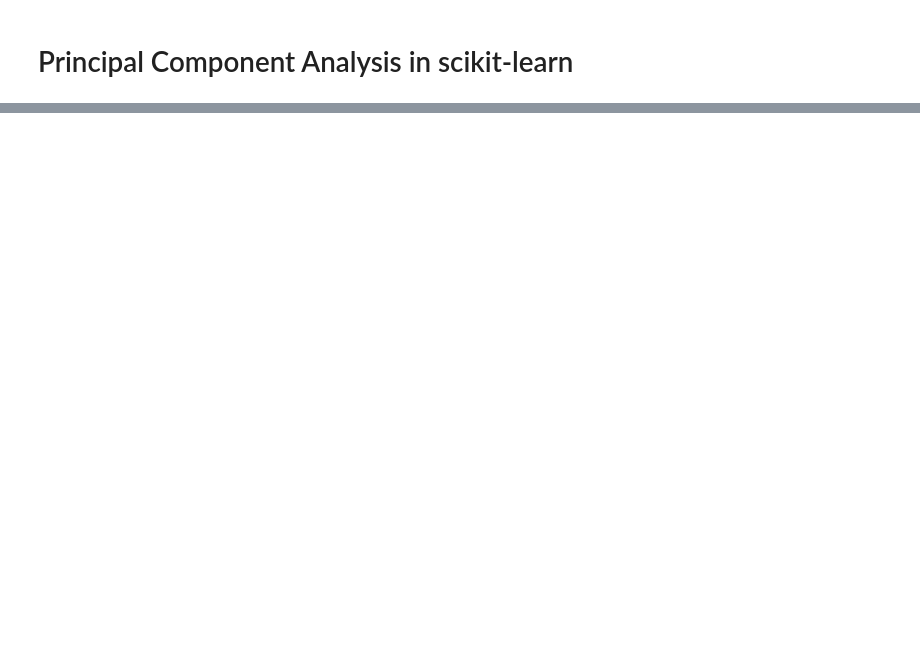
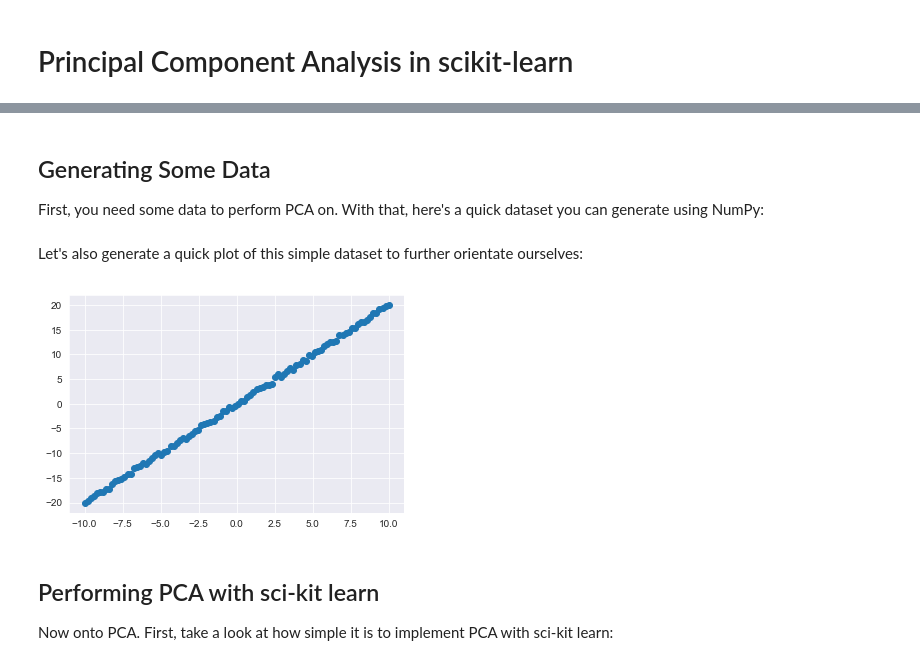
Before and after one commit to learn-co-curriculum/dsc-pca-in-scikitlearn, a Jupyter notebook: index.ipynb, the cells around one changed output, grey strips where cells are left out. Cells and saved outputs as stored; diff of their text form; code cells hidden in the pictures; blank space fills up the shorter version.

```diff
--- a/index.ipynb
+++ b/index.ipynb
@@ -140,0 +15,29 @@ In this lesson, we looked at implementing PCA with scikit-learn. We looked creat
+# %% [markdown]
+## Generating Some Data
+
+First, you need some data to perform PCA on. With that, here's a quick dataset you can generate using NumPy:
+# %%
+import numpy as np
+
+x1 = np.linspace(-10,10,100)
+x2 = np.array([xi*2 + np.random.normal(loc=0, scale=.5) for xi in x1]) #A linear relationship, plus a little noise
+
+X = np.matrix(list(zip(x1,x2)))
+# %%
+x2 = np.array(x2)
+# %% [markdown]
+Let's also generate a quick plot of this simple dataset to further orientate ourselves:
+# %%
+import matplotlib.pyplot as plt
+import seaborn as sns
+%matplotlib inline
+
+sns.set_style('darkgrid')
+
+plt.scatter(x1,x2);
+# %% [output]
+[figure, added]
+# %% [markdown]
+## Performing PCA with sci-kit learn
+
+Now onto PCA. First, take a look at how simple it is to implement PCA with sci-kit learn:
```
Also changed, not shown: parts of 49 cells of this notebook, 10 other files.
